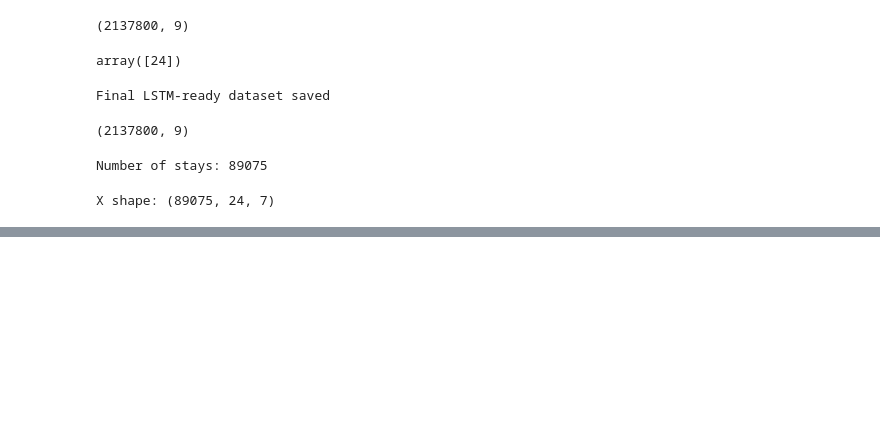
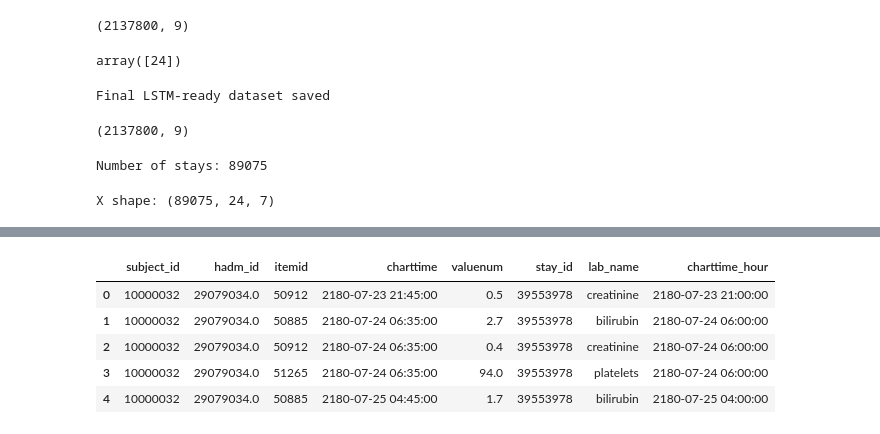
Before and after one commit to hamdikhasawneh/AI-sepsis, a Jupyter notebook: notebooks/01_data_preprocessing.ipynb, the cells around one changed output, grey strips where cells are left out. Drawn from its saved outputs; the diff is of its cells as text; code cells hidden in the pictures; blank space fills up the shorter version.

```diff
--- a/notebooks/01_data_preprocessing.ipynb
+++ b/notebooks/01_data_preprocessing.ipynb
@@ -709,0 +889,5 @@ X shape: (89075, 24, 7)
+# %%
+labs = pd.read_csv(output_file)
+labs["charttime"] = pd.to_datetime(labs["charttime"])
+print(labs.shape)
+labs.head()
@@ -709,0 +906,4 @@ X shape: (89075, 24, 7)
+# %%
+labs = labs.dropna(subset=["valuenum"])
+print(labs.shape)
+print(labs.head())
@@ -709,0 +918,12 @@ X shape: (89075, 24, 7)
+# %%
+# map itemids to lab names
+lab_itemid_to_name = {
+    51265: "platelets",
+    50885: "bilirubin",
+    53089: "bilirubin",
+    50912: "creatinine",
+    52546: "creatinine"
+}
+labs["lab_name"] = labs["itemid"].map(lab_itemid_to_name)
+print(labs["lab_name"].isnull().sum())
+labs.head()
@@ -709,0 +938,11 @@ X shape: (89075, 24, 7)
+# %%
+# convert to hourly bins
+labs["charttime_hour"] = labs["charttime"].dt.floor("h")
+labs.head()
+# %% [output]
+|  | subject_id | hadm_id | itemid | charttime | valuenum | stay_id | lab_name | charttime_hour |
+| 0 | 10000032 | 29079034.0 | 50912 | 2180-07-23 21:45:00 | 0.5 | 39553978 | creatinine | 2180-07-23 21:00:00 |
+| 1 | 10000032 | 29079034.0 | 50885 | 2180-07-24 06:35:00 | 2.7 | 39553978 | bilirubin | 2180-07-24 06:00:00 |
+| 2 | 10000032 | 29079034.0 | 50912 | 2180-07-24 06:35:00 | 0.4 | 39553978 | creatinine | 2180-07-24 06:00:00 |
+| 3 | 10000032 | 29079034.0 | 51265 | 2180-07-24 06:35:00 | 94.0 | 39553978 | platelets | 2180-07-24 06:00:00 |
+| 4 | 10000032 | 29079034.0 | 50885 | 2180-07-25 04:45:00 | 1.7 | 39553978 | bilirubin | 2180-07-25 04:00:00 |
```
Also changed, not shown: parts of 48 cells of this notebook.
